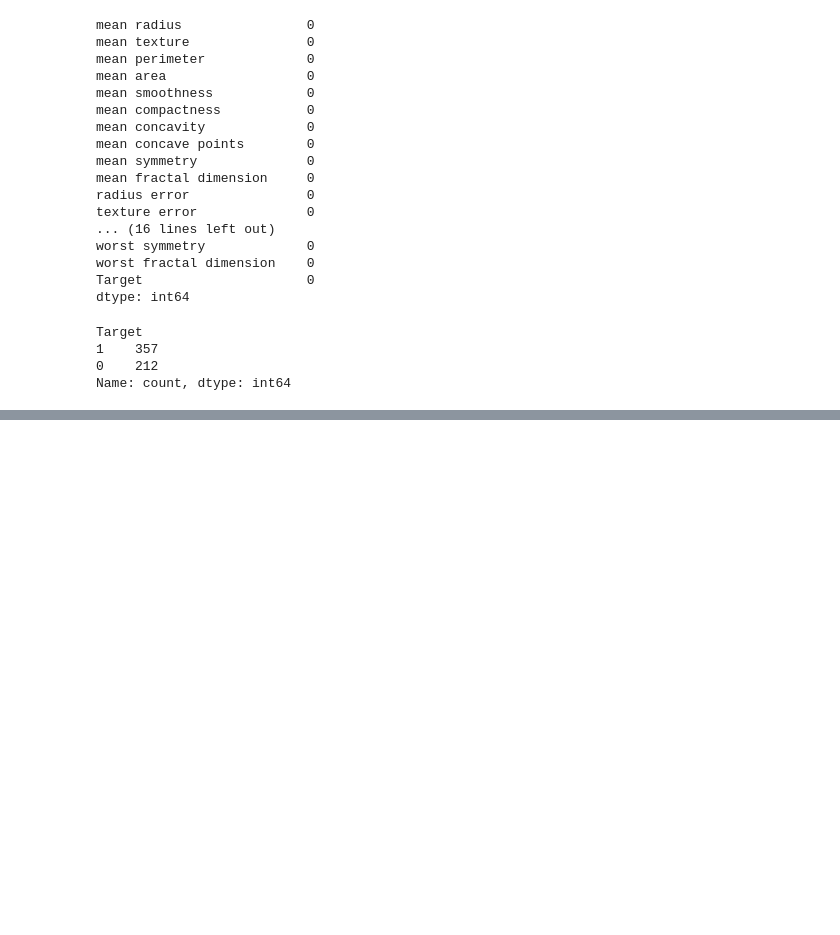
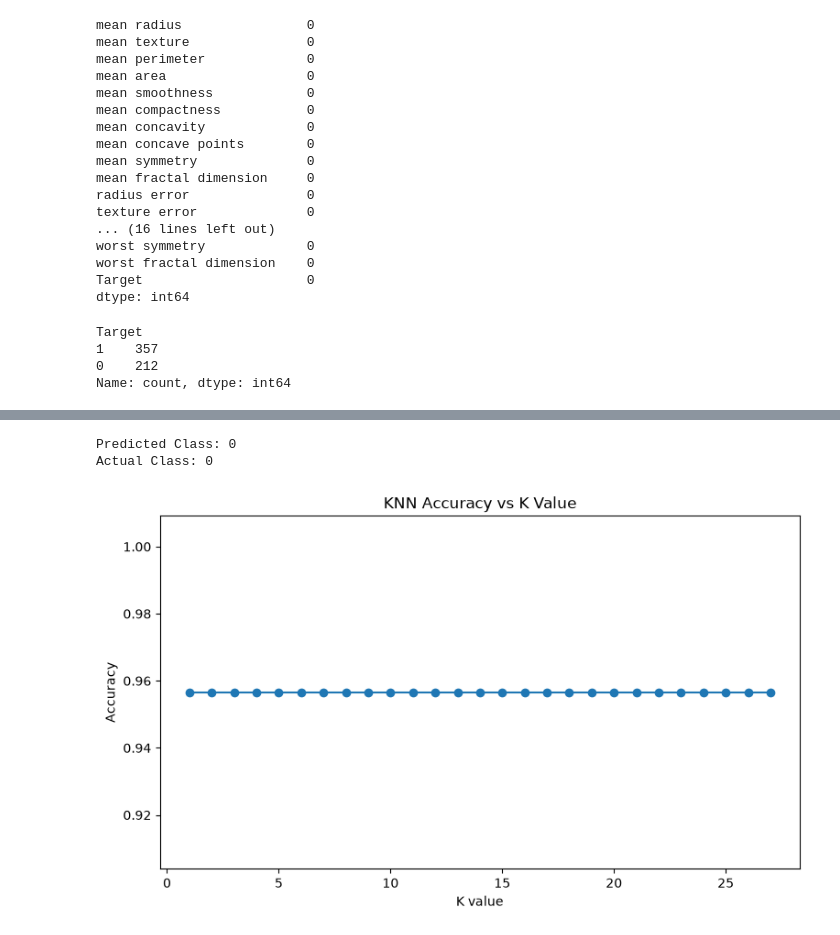
Before and after one commit to Shaurya170319/PBEL12, a Jupyter notebook: KNN.ipynb, the cells around one changed output, grey strips where cells are left out. Drawn from its saved outputs; the diff is of its cells as text; code cells hidden in the pictures; blank space fills up the shorter version.

```diff
--- a/KNN.ipynb
+++ b/KNN.ipynb
@@ -252,0 +463,2 @@ x_train,x_test,y_train,y_test= train_test_split(
+# %%
+x_test = scaler.transform(x_test) # Use transform instead of fit_transform to avoid data leakage
@@ -252,0 +545,27 @@ x_train,x_test,y_train,y_test= train_test_split(
+# %%
+sample = x.iloc[[0]]
+sam = scaler.transform(sample)
+prediction = model.predict(sam)
+
+print("Predicted Class:", prediction[0])
+print("Actual Class:",y.iloc[0])
+# %% [output]
+Predicted Class: 0
+Actual Class: 0
+# %%
+acc_score =[]
+for k in range(1, 28):
+    model = KNeighborsClassifier(n_neighbors=k)
+    model.fit(x_train,y_train)
+    y_pred = model.predict(x_test)
+    score = accuracy_score(y_test,y_pred)
+    acc_score.append(score)
+
+plt.figure(figsize=(9,5))
+plt.plot(range(1,28), acc_score, marker='o')
+plt.xlabel("K value")
+plt.ylabel("Accuracy")
+plt.title("KNN Accuracy vs K Value")
+plt.show()
+# %% [output]
+[figure, added]
```
Also changed, not shown: parts of 63 cells of this notebook.
